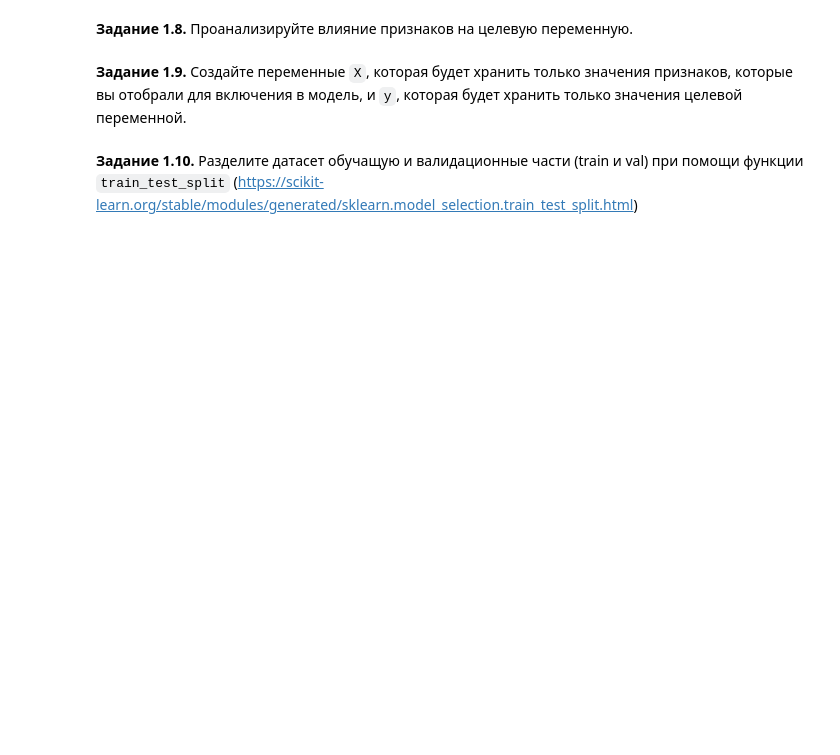
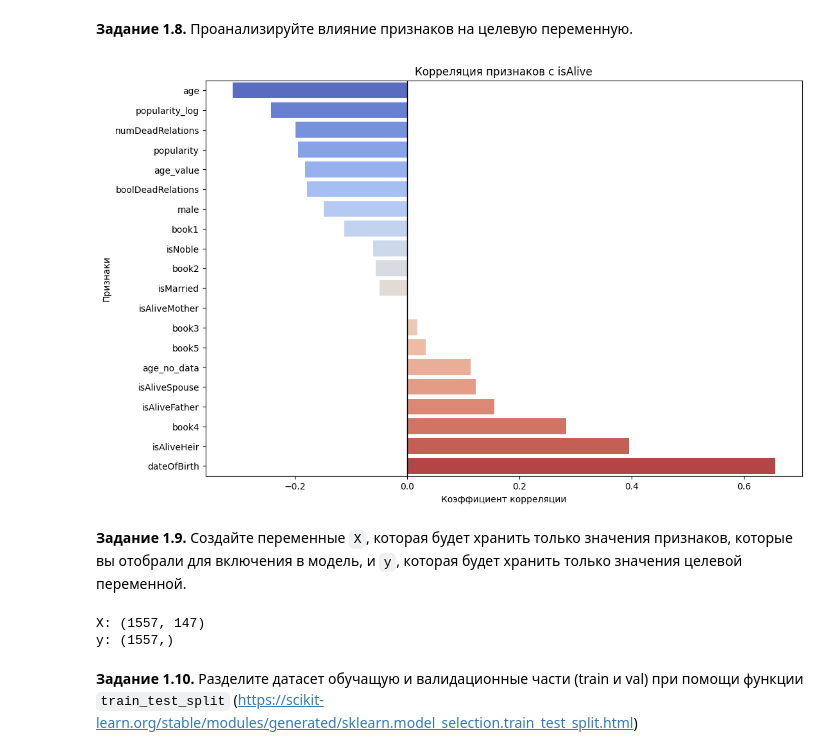
Before and after one commit to rodionP007/courses_MFTI, a Jupyter notebook: week_01_ml_intro/Homework/hw_1_game_of_thrones.ipynb, the cells around one changed output. Saved outputs shown, nothing was run; the diff lists cells and outputs as text; code cells hidden in the pictures; blank space fills up the shorter version.

```diff
--- a/week_01_ml_intro/Homework/hw_1_game_of_thrones.ipynb
+++ b/week_01_ml_intro/Homework/hw_1_game_of_thrones.ipynb
@@ -857,2 +896,23 @@ encoded_data.head()
+# %%
+corr_target = (data.select_dtypes(include="number").corr()["isAlive"].drop("isAlive").sort_values())
+
+plt.figure(figsize=(12, 8))
+
+sns.barplot(
+    x=corr_target.values,
+    y=corr_target.index,
+    hue=corr_target.index,
+    palette="coolwarm",
+    legend=False
+)
+
+plt.axvline(0, color="black", linewidth=1)
+plt.xlabel("Коэффициент корреляции")
+plt.ylabel("Признаки")
+plt.title("Корреляция признаков с isAlive")
+
+plt.show()
+# %% [output]
+[figure, added]
 # %% [markdown]
 **Задание 1.9.** Создайте переменные `X`, которая будет хранить только значения признаков, которые вы отобрали для включения в модель, и `y`, которая будет хранить только значения целевой переменной.
@@ -862,3 +919,28 @@ y = # ...
+# %%
+num_cols = [
+    "male",
+    "book1", "book2", "book3", "book4", "book5",
+    "isMarried",
+    "isNoble",
+    "popularity_log",
+    "boolDeadRelations",
+    "age_value",
+    "age_no_data"
+]
+
+
+X = pd.concat(
+    [data[num_cols], encoded_data],
+    axis=1
+)
+
+y = data["isAlive"]
+
+print("X:", X.shape)
+print("y:", y.shape)
+# %% [output]
+X: (1557, 147)
+y: (1557,)
 # %% [markdown]
 **Задание 1.10.** Разделите датасет обучащую и валидационные части (train и val) при помощи функции `train_test_split` (https://scikit-learn.org/stable/modules/generated/sklearn.model_selection.train_test_split.html)
 # %%
```
Also changed, not shown: parts of 25 cells of this notebook.
